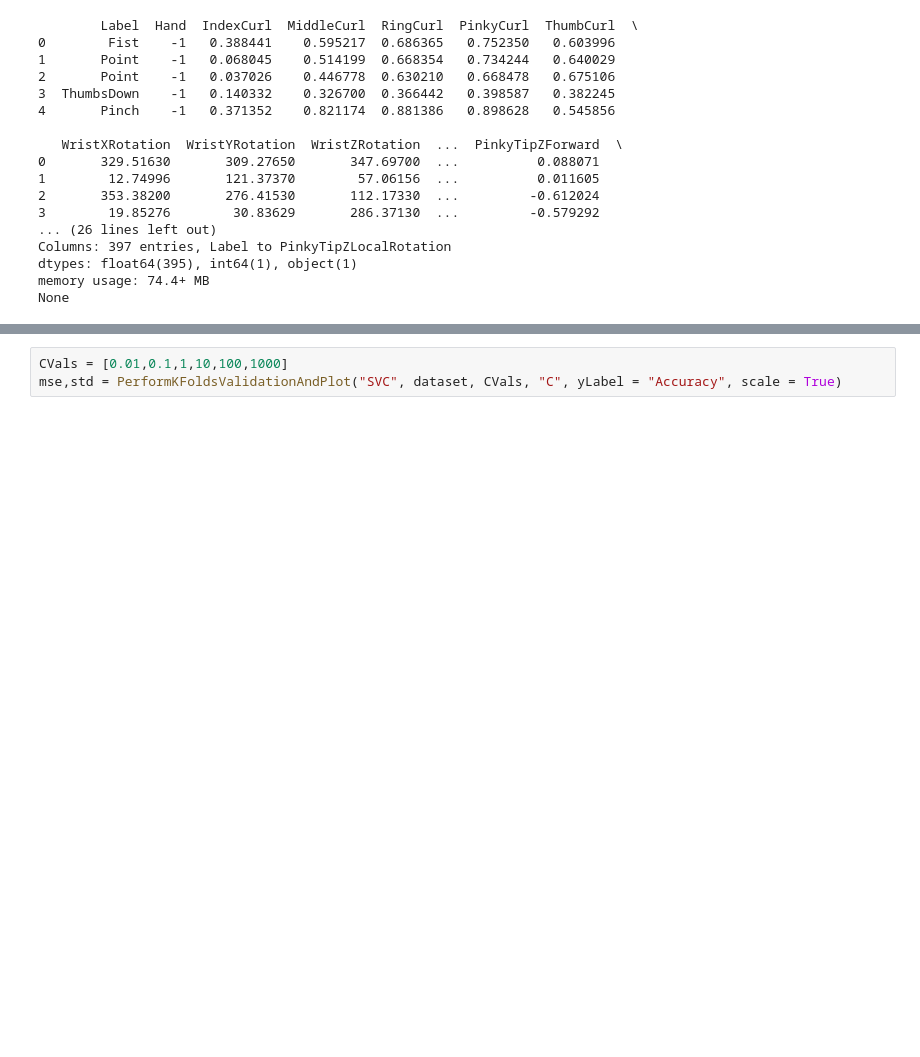
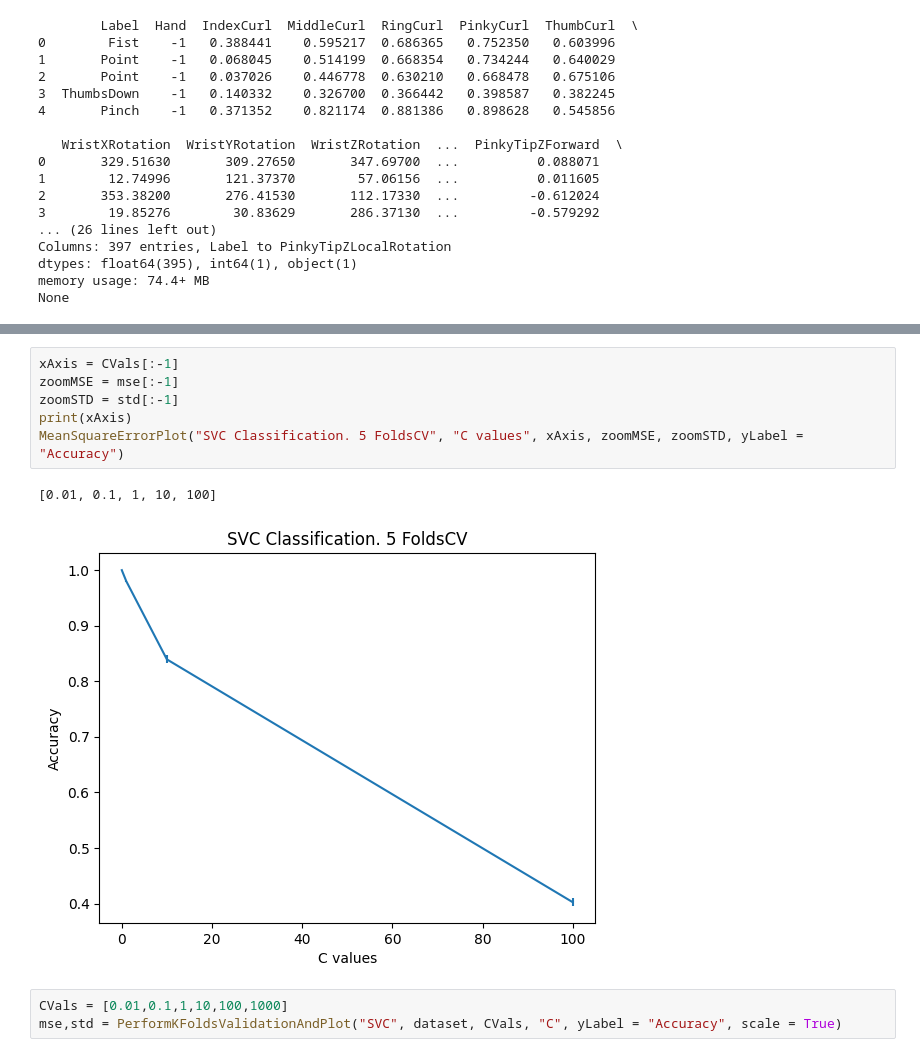
Before and after one commit to mradtke9019/ARInteractions, a Jupyter notebook: MachineLearning/ARGestureTrainingRotationData.ipynb, the cells around one changed output, grey strips where cells are left out. Saved outputs shown, nothing was run; the diff lists cells and outputs as text; blank space fills up the shorter version.

```diff
--- a/MachineLearning/ARGestureTrainingRotationData.ipynb
+++ b/MachineLearning/ARGestureTrainingRotationData.ipynb
@@ -33,3 +44,12 @@ None
+# %%
+xAxis = CVals[:-1]
+zoomMSE = mse[:-1]
+zoomSTD = std[:-1]
+print(xAxis)
+MeanSquareErrorPlot("SVC Classification. 5 FoldsCV", "C values", xAxis, zoomMSE, zoomSTD, yLabel = "Accuracy")
+# %% [output]
+[0.01, 0.1, 1, 10, 100]
+[figure, added]
 # %%
 CVals = [0.01,0.1,1,10,100,1000]
 mse,std = PerformKFoldsValidationAndPlot("SVC", dataset, CVals, "C", yLabel = "Accuracy", scale = True)
```
Also changed, not shown: parts of 4 cells of this notebook, 22 other files.
